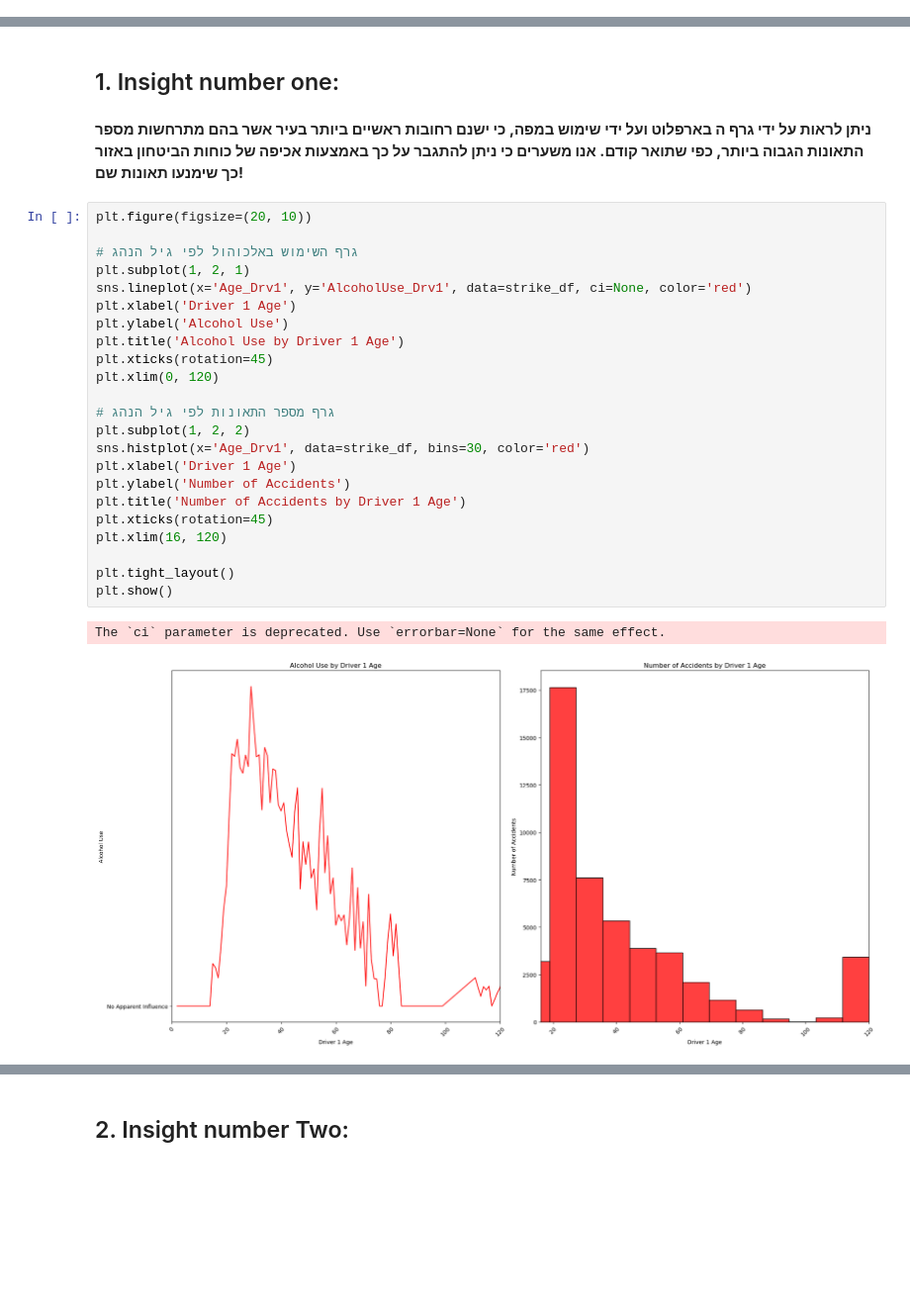
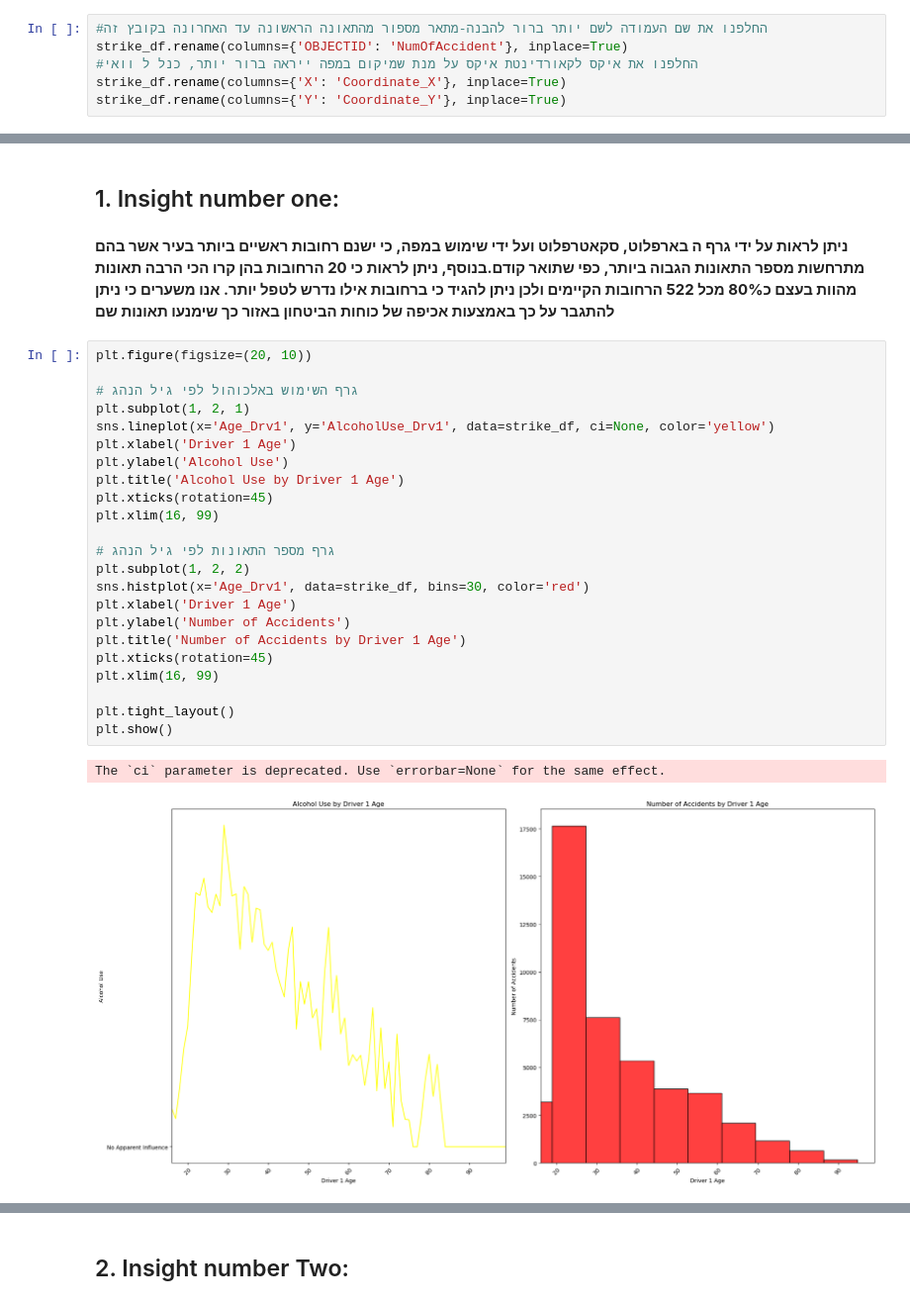
Before and after one commit to oribachar13579/oriandyuval, a Jupyter notebook: project.ipynb, the cells around one changed output, grey strips where cells are left out. Shown at 99% size. Saved outputs shown, nothing was run; the diff lists cells and outputs as text; blank space fills up the shorter version.

```diff
--- a/project.ipynb
+++ b/project.ipynb
@@ -57,6 +57,12 @@ Index(['X', 'Y', 'OBJECTID', 'Incidentid', 'DateTime', 'Year', 'StreetName',
        'Violation1_Drv2', 'AlcoholUse_Drv2', 'DrugUse_Drv2', 'Latitude',
        'Longitude'],
       dtype='object')
+# %%
+#החלפנו את שם העמודה לשם יותר ברור להבנה-מתאר מספור מהתאונה הראשונה עד האחרונה בקובץ זה
+strike_df.rename(columns={'OBJECTID': 'NumOfAccident'}, inplace=True)
+#החלפנו את איקס לקאורדינטת איקס על מנת שמיקום במפה ייראה ברור יותר, כנל ל וואי
+strike_df.rename(columns={'X': 'Coordinate_X'}, inplace=True)
+strike_df.rename(columns={'Y': 'Coordinate_Y'}, inplace=True)
 # %%
 len(strike_df)
 # %% [output]
@@ -189,30 +221,31 @@ fig.show()
 <a id='section2'></a>
 ## 1. Insight number one:
 # %% [markdown]
-**ניתן לראות על ידי גרף ה בארפלוט ועל ידי שימוש במפה, כי ישנם רחובות ראשיים ביותר בעיר אשר בהם מתרחשות מספר התאונות הגבוה ביותר, כפי שתואר קודם. אנו משערים כי ניתן להתגבר על כך באמצעות אכיפה של כוחות הביטחון באזור כך שימנעו תאונות שם!**
+**ניתן לראות על ידי גרף ה בארפלוט, סקאטרפלוט ועל ידי שימוש במפה, כי ישנם רחובות ראשיים ביותר בעיר אשר בהם מתרחשות מספר התאונות הגבוה ביותר, כפי שתואר קודם.בנוסף, ניתן לראות כי 20 הרחובות בהן קרו הכי הרבה תאונות מהוות בעצם כ80% מכל 522 הרחובות הקיימים ולכן ניתן להגיד כי ברחובות אילו נדרש לטפל יותר.
+אנו משערים כי ניתן להתגבר על כך באמצעות אכיפה של כוחות הביטחון באזור כך שימנעו תאונות שם**
 # %%
 plt.figure(figsize=(20, 10))
 
 # גרף השימוש באלכוהול לפי גיל הנהג
 plt.subplot(1, 2, 1)
-sns.lineplot(x='Age_Drv1', y='AlcoholUse_Drv1', data=strike_df, ci=None, color='red')
+sns.lineplot(x='Age_Drv1', y='AlcoholUse_Drv1', data=strike_df, ci=None, color='yellow')
 plt.xlabel('Driver 1 Age')
 plt.ylabel('Alcohol Use')
 plt.title('Alcohol Use by Driver 1 Age')
 plt.xticks(rotation=45)
-plt.xlim(0, 120)
+plt.xlim(16, 99)
 
 # גרף מספר התאונות לפי גיל הנהג
 plt.subplot(1, 2, 2)
 sns.histplot(x='Age_Drv1', data=strike_df, bins=30, color='red')
 plt.xlabel('Driver 1 Age')
 plt.ylabel('Number of Accidents')
 plt.title('Number of Accidents by Driver 1 Age')
 plt.xticks(rotation=45)
-plt.xlim(16, 120)
+plt.xlim(16, 99)
 
 plt.tight_layout()
 plt.show()
 # %% [output]
 The `ci` parameter is deprecated. Use `errorbar=None` for the same effect.
-[figure, old version]
+[figure, new version]
```
Also changed, not shown: parts of 9 cells of this notebook.
